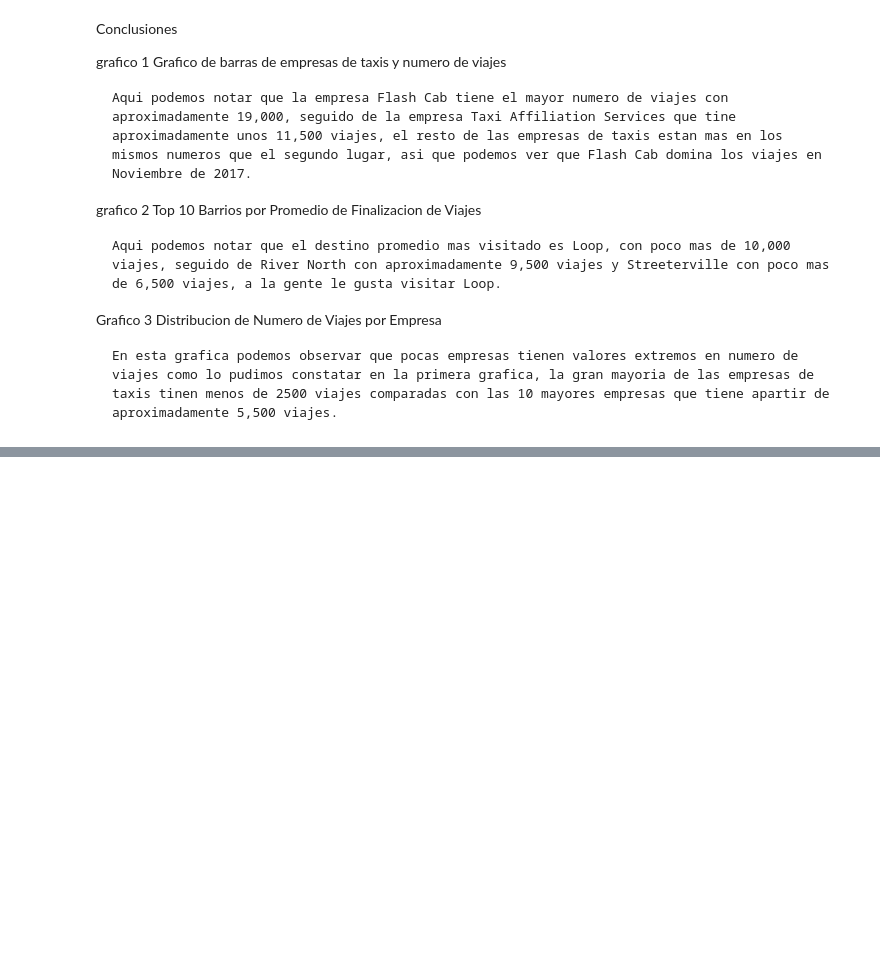
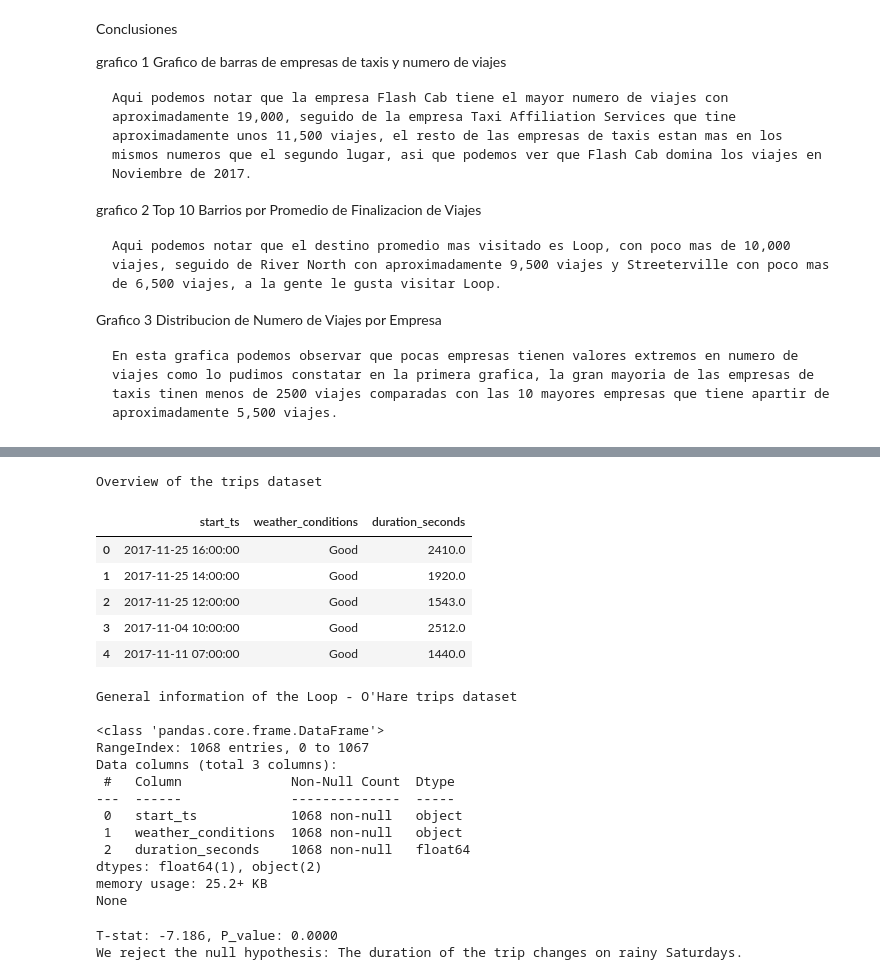
Before and after one commit to jovanespinosa108/DS-project-8, a Jupyter notebook: ds_project_8.ipynb, the cells around one changed output, grey strips where cells are left out. Saved outputs shown, nothing was run; the diff lists cells and outputs as text; code cells hidden in the pictures; blank space fills up the shorter version.

```diff
--- a/ds_project_8.ipynb
+++ b/ds_project_8.ipynb
@@ -469,0 +478,49 @@ Grafico 3
+# %%
+# Open csv file
+loop_ohare_trips_df = pd.read_csv('moved_project_sql_result_07.csv')
+
+# General information
+print('Overview of the trips dataset\n')
+display(loop_ohare_trips_df.head())
+print("\nGeneral information of the Loop - O'Hare trips dataset\n")
+print(loop_ohare_trips_df.info())
+# %% [output]
+Overview of the trips dataset
+|  | start_ts | weather_conditions | duration_seconds |
+| 0 | 2017-11-25 16:00:00 | Good | 2410.0 |
+| 1 | 2017-11-25 14:00:00 | Good | 1920.0 |
+| 2 | 2017-11-25 12:00:00 | Good | 1543.0 |
+| 3 | 2017-11-04 10:00:00 | Good | 2512.0 |
+| 4 | 2017-11-11 07:00:00 | Good | 1440.0 |
+General information of the Loop - O'Hare trips dataset
+
+<class 'pandas.core.frame.DataFrame'>
+RangeIndex: 1068 entries, 0 to 1067
+Data columns (total 3 columns):
+ #   Column              Non-Null Count  Dtype
+---  ------              --------------  -----
+ 0   start_ts            1068 non-null   object
+ 1   weather_conditions  1068 non-null   object
+ 2   duration_seconds    1068 non-null   float64
+dtypes: float64(1), object(2)
+memory usage: 25.2+ KB
+None
+# %%
+# obtener datos separados de clima bueno y malo
+good_weather = loop_ohare_trips_df[loop_ohare_trips_df['weather_conditions'] == 'Good']['duration_seconds']
+bad_weather = loop_ohare_trips_df[loop_ohare_trips_df['weather_conditions'] == 'Bad']['duration_seconds']
+
+t_stat, p_value = st.ttest_ind(good_weather, bad_weather, equal_var=False)
+
+print(f'T-stat: {t_stat:.3f}, P_value: {p_value:.4f}')
+
+# Define alpha
+alpha = 0.05
+
+if p_value < alpha:
+    print('We reject the null hypothesis: The duration of the trip changes on rainy Saturdays.')
+else:
+    print('We cannot reject the null hypothesis: There is no evidence that the duration of the trip changes on rainy Saturdays.')
+# %% [output]
+T-stat: -7.186, P_value: 0.0000
+We reject the null hypothesis: The duration of the trip changes on rainy Saturdays.
```
Also changed, not shown: parts of 6 cells of this notebook, 1 other file.
